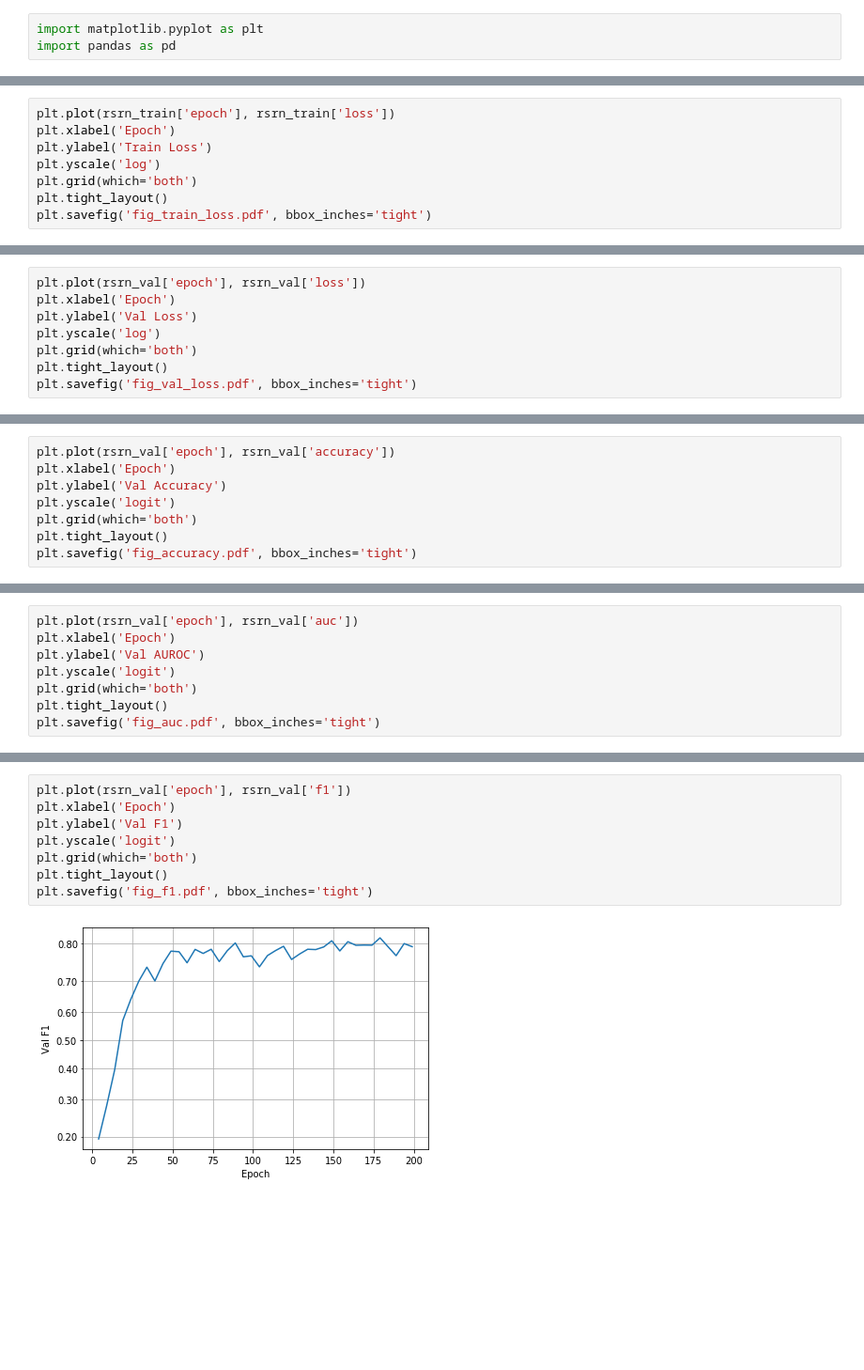
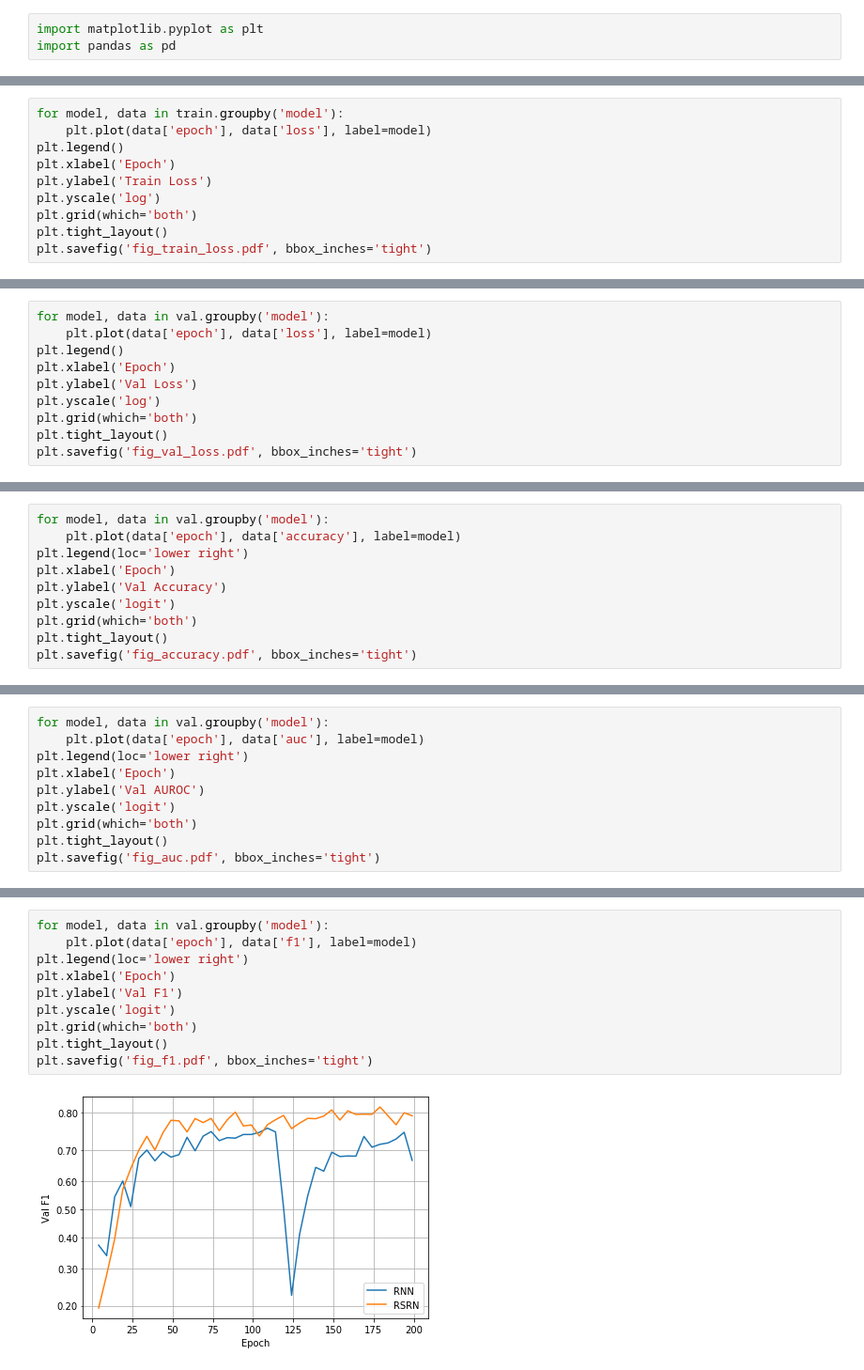
Before and after one commit to dschulman/pscrsrn, a Jupyter notebook: notes/experiments.ipynb, the cells around one changed output, grey strips where cells are left out. Shown at 94% size. Cells and saved outputs as stored; diff of their text form; blank space fills up the shorter version.

```diff
--- a/notes/experiments.ipynb
+++ b/notes/experiments.ipynb
@@ -13,5 +16,7 @@ rsrn_val = rsrn[rsrn['stage'] == 'val']
 # %%
-plt.plot(rsrn_train['epoch'], rsrn_train['loss'])
+for model, data in train.groupby('model'):
+    plt.plot(data['epoch'], data['loss'], label=model)
+plt.legend()
 plt.xlabel('Epoch')
 plt.ylabel('Train Loss')
 plt.yscale('log')
@@ -23,5 +28,7 @@ plt.savefig('fig_train_loss.pdf', bbox_inches='tight')
 # %%
-plt.plot(rsrn_val['epoch'], rsrn_val['loss'])
+for model, data in val.groupby('model'):
+    plt.plot(data['epoch'], data['loss'], label=model)
+plt.legend()
 plt.xlabel('Epoch')
 plt.ylabel('Val Loss')
 plt.yscale('log')
@@ -33,5 +40,7 @@ plt.savefig('fig_val_loss.pdf', bbox_inches='tight')
 # %%
-plt.plot(rsrn_val['epoch'], rsrn_val['accuracy'])
+for model, data in val.groupby('model'):
+    plt.plot(data['epoch'], data['accuracy'], label=model)
+plt.legend(loc='lower right')
 plt.xlabel('Epoch')
 plt.ylabel('Val Accuracy')
 plt.yscale('logit')
@@ -43,5 +52,7 @@ plt.savefig('fig_accuracy.pdf', bbox_inches='tight')
 # %%
-plt.plot(rsrn_val['epoch'], rsrn_val['auc'])
+for model, data in val.groupby('model'):
+    plt.plot(data['epoch'], data['auc'], label=model)
+plt.legend(loc='lower right')
 plt.xlabel('Epoch')
 plt.ylabel('Val AUROC')
 plt.yscale('logit')
@@ -53,10 +64,12 @@ plt.savefig('fig_auc.pdf', bbox_inches='tight')
 # %%
-plt.plot(rsrn_val['epoch'], rsrn_val['f1'])
+for model, data in val.groupby('model'):
+    plt.plot(data['epoch'], data['f1'], label=model)
+plt.legend(loc='lower right')
 plt.xlabel('Epoch')
 plt.ylabel('Val F1')
 plt.yscale('logit')
 plt.grid(which='both')
 plt.tight_layout()
 plt.savefig('fig_f1.pdf', bbox_inches='tight')
 # %% [output]
-[figure, old version]
+[figure, new version]
```
Also changed, not shown: parts of 8 cells of this notebook, 10 other files.
